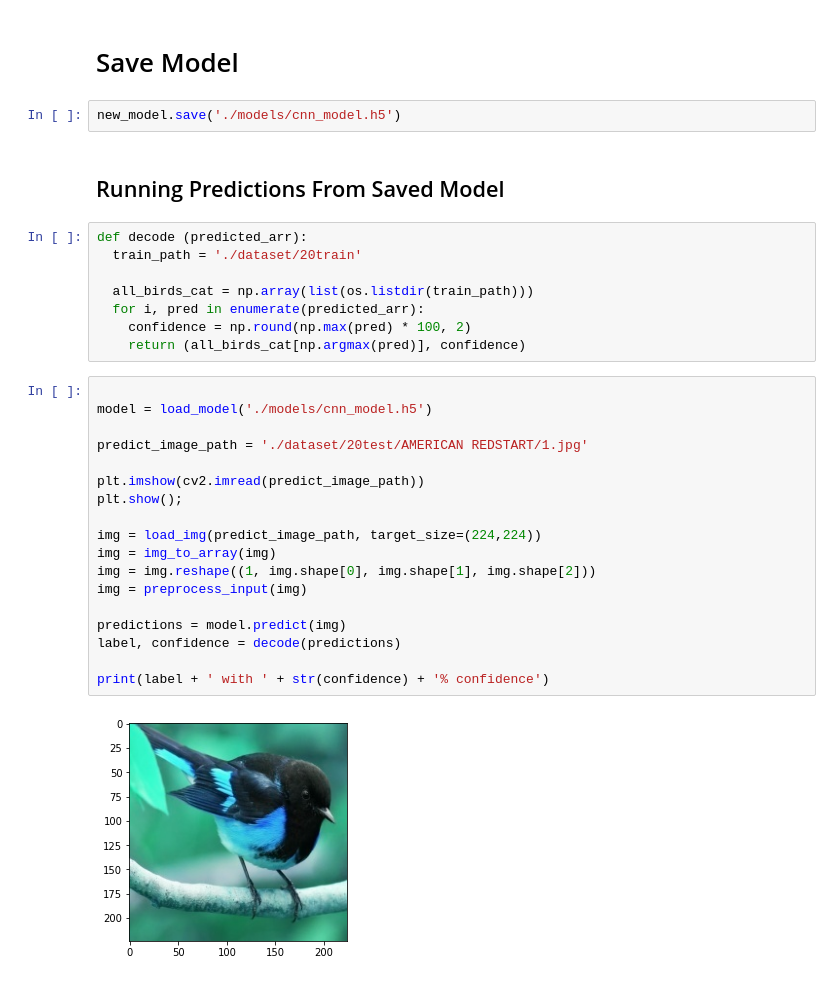
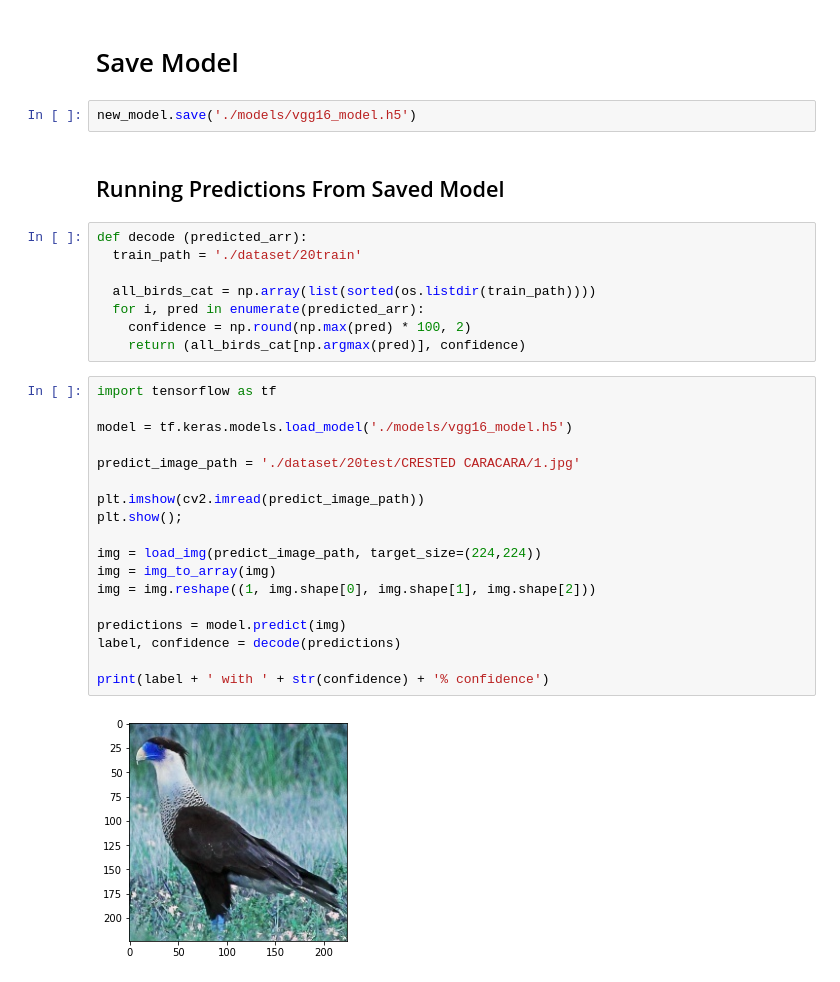
Before and after one commit to Shaunmak1214/birds-classifier, a Jupyter notebook: vgg16.ipynb, the cells around one changed output. Cells and saved outputs as stored; diff of their text form.

Commit message:
feat: vgg16 trained with 0.001 lr

```diff
--- a/vgg16.ipynb
+++ b/vgg16.ipynb
@@ -298,34 +294,34 @@ best val_loss: 0.2911602258682251 epoch: 25
 # %% [markdown]
 # Save Model
 # %%
-new_model.save('./models/cnn_model.h5')
+new_model.save('./models/vgg16_model.h5')
 # %% [markdown]
 ## Running Predictions From Saved Model
 # %%
 def decode (predicted_arr):
   train_path = './dataset/20train'
 
-  all_birds_cat = np.array(list(os.listdir(train_path)))
+  all_birds_cat = np.array(list(sorted(os.listdir(train_path))))
   for i, pred in enumerate(predicted_arr):
     confidence = np.round(np.max(pred) * 100, 2)
     return (all_birds_cat[np.argmax(pred)], confidence)
 # %%
+import tensorflow as tf
 
-model = load_model('./models/cnn_model.h5')
+model = tf.keras.models.load_model('./models/vgg16_model.h5')
 
-predict_image_path = './dataset/20test/AMERICAN REDSTART/1.jpg'
+predict_image_path = './dataset/20test/CRESTED CARACARA/1.jpg'
 
 plt.imshow(cv2.imread(predict_image_path))
 plt.show();
 
 img = load_img(predict_image_path, target_size=(224,224))
 img = img_to_array(img)
 img = img.reshape((1, img.shape[0], img.shape[1], img.shape[2]))
-img = preprocess_input(img)
 
 predictions = model.predict(img)
 label, confidence = decode(predictions)
 
 print(label + ' with ' + str(confidence) + '% confidence')
 # %% [output]
-[figure, old version]
+[figure, new version]
```
Also changed, not shown: parts of 7 cells of this notebook, 22 other files.
